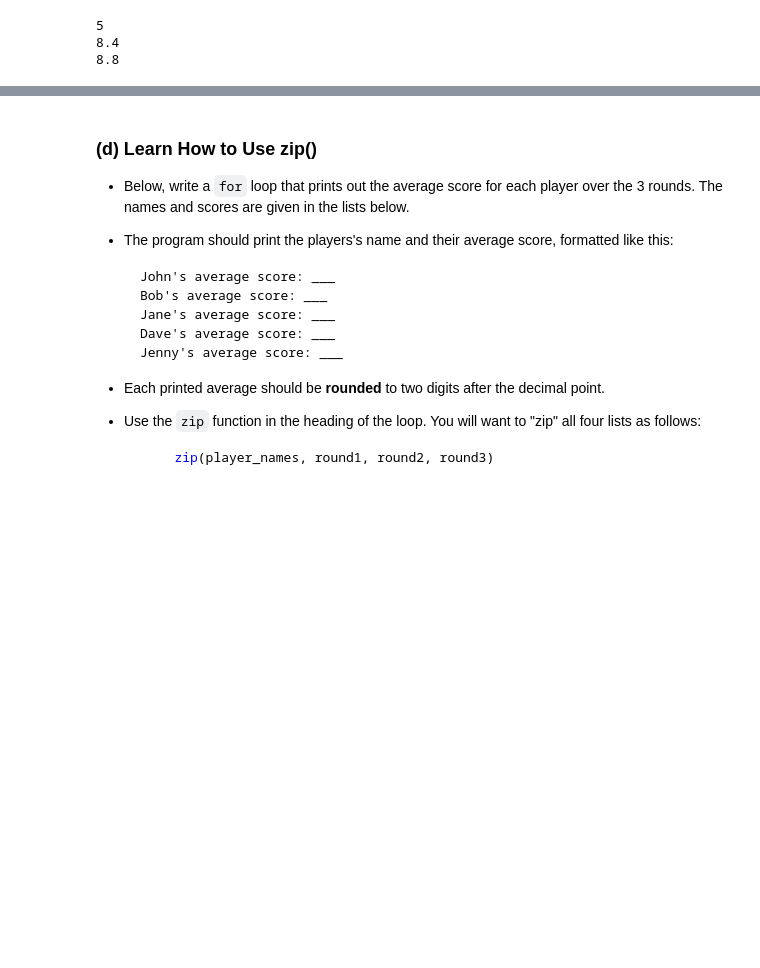
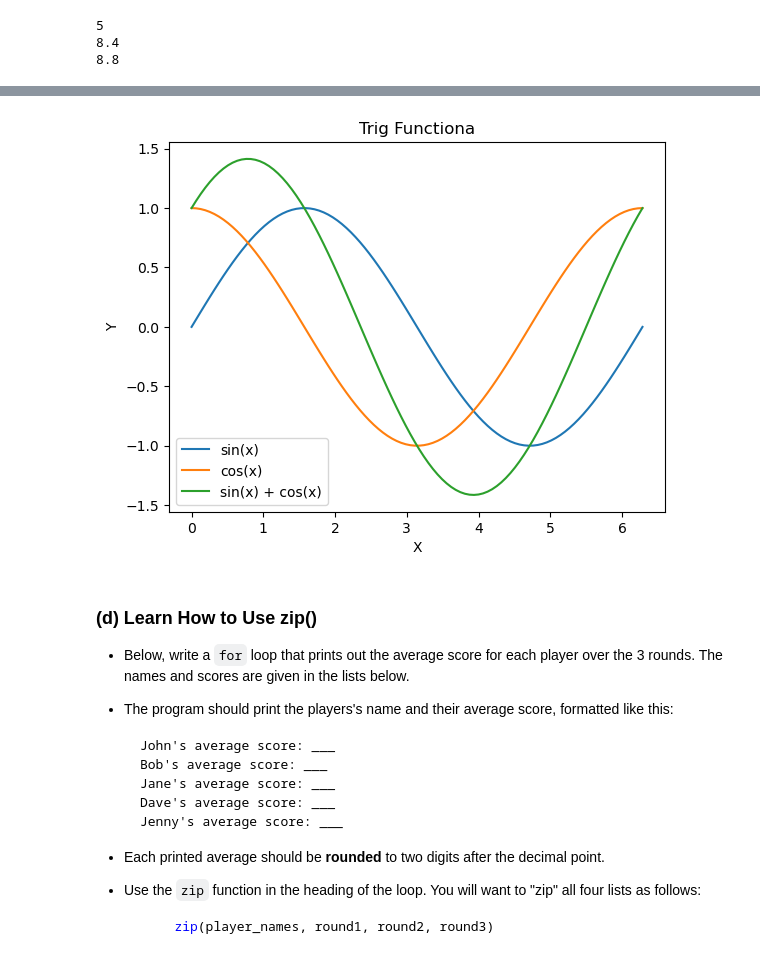
Before and after one commit to aagamapprakash/datasci151spring2026, a Jupyter notebook: _assignments/assignment_4/Assignment4.ipynb, the cells around one changed output, grey strips where cells are left out. Cells and saved outputs as stored; diff of their text form; code cells hidden in the pictures; blank space fills up the shorter version.

```diff
--- a/_assignments/assignment_4/Assignment4.ipynb
+++ b/_assignments/assignment_4/Assignment4.ipynb
@@ -121,3 +119,23 @@ print(max_top)
+# %%
+# Write your answer here
+vec_x = np.linspace(0, 2 * np.pi, 100)
+
+vec_y1 = np.sin(vec_x)
+vec_y2 = np.cos(vec_x)
+vec_y3 = np.sin(vec_x) + np.cos(vec_x)
+
+list_vectors = [vec_y1, vec_y2, vec_y3]
+
+N = len(list_vectors)
+
+for i in range(N):
+    plt.plot(vec_x, list_vectors[i])
+    plt.xlabel("X")
+    plt.ylabel("Y")
+    plt.title("Trig Functiona")
+    plt.legend(["sin(x)", "cos(x)", "sin(x) + cos(x)"])
+# %% [output]
+[figure, added]
 # %% [markdown]
 ### **(d)** Learn How to Use zip()
 
```
Also changed, not shown: parts of 5 cells of this notebook.
